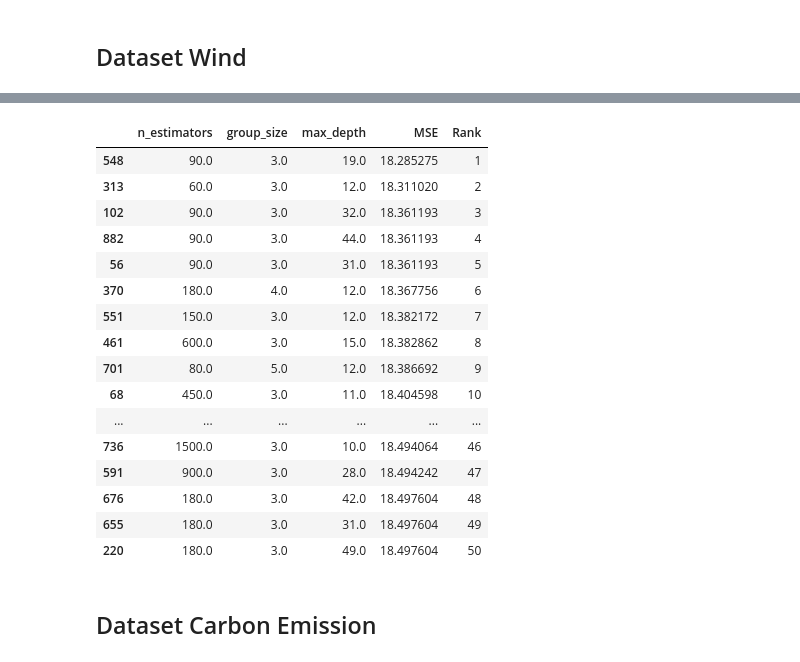
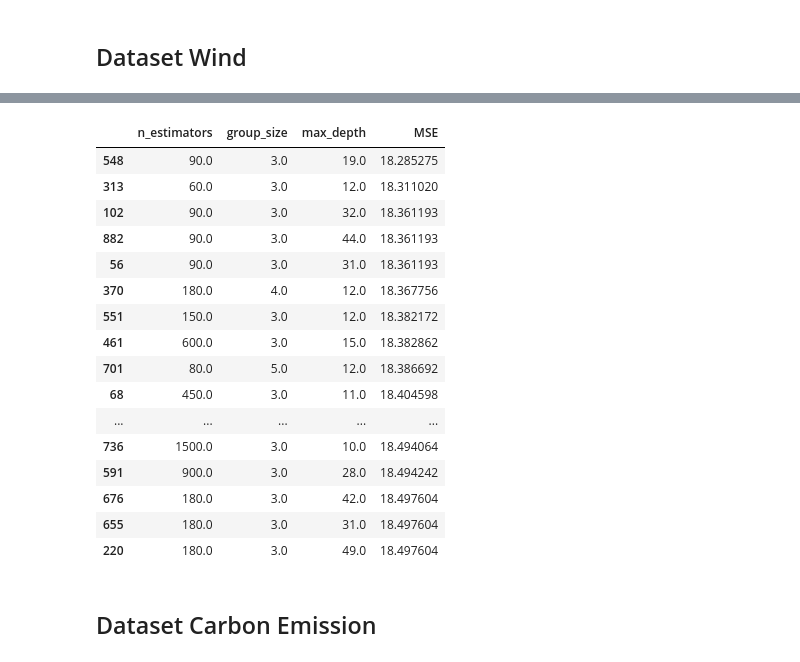
Before and after one commit to fedeegiorgi/proyecto-final, a Jupyter notebook: src/results_analysis/OOB_plus_IQR.ipynb, the cells around one changed output, grey strips where cells are left out. Drawn from its saved outputs; the diff is of its cells as text; code cells hidden in the pictures.

```diff
--- a/src/results_analysis/OOB_plus_IQR.ipynb
+++ b/src/results_analysis/OOB_plus_IQR.ipynb
@@ -35,27 +18,26 @@ df_wind
 # %%
 sorted_df_wind = df_wind.sort_values(by='MSE', ascending=True)
-sorted_df_wind['Rank'] = range(1, len(sorted_df_wind) + 1)
 
 top_50_wind = sorted_df_wind[:50]
 top_50_wind
 # %% [output]
-|  | n_estimators | group_size | max_depth | MSE | Rank |
-| 548 | 90.0 | 3.0 | 19.0 | 18.285275 | 1 |
-| 313 | 60.0 | 3.0 | 12.0 | 18.311020 | 2 |
-| 102 | 90.0 | 3.0 | 32.0 | 18.361193 | 3 |
-| 882 | 90.0 | 3.0 | 44.0 | 18.361193 | 4 |
-| 56 | 90.0 | 3.0 | 31.0 | 18.361193 | 5 |
-| 370 | 180.0 | 4.0 | 12.0 | 18.367756 | 6 |
-| 551 | 150.0 | 3.0 | 12.0 | 18.382172 | 7 |
-| 461 | 600.0 | 3.0 | 15.0 | 18.382862 | 8 |
-| 701 | 80.0 | 5.0 | 12.0 | 18.386692 | 9 |
-| 68 | 450.0 | 3.0 | 11.0 | 18.404598 | 10 |
-| ... | ... | ... | ... | ... | ... |
-| 736 | 1500.0 | 3.0 | 10.0 | 18.494064 | 46 |
-| 591 | 900.0 | 3.0 | 28.0 | 18.494242 | 47 |
-| 676 | 180.0 | 3.0 | 42.0 | 18.497604 | 48 |
-| 655 | 180.0 | 3.0 | 31.0 | 18.497604 | 49 |
-| 220 | 180.0 | 3.0 | 49.0 | 18.497604 | 50 |
+|  | n_estimators | group_size | max_depth | MSE |
+| 548 | 90.0 | 3.0 | 19.0 | 18.285275 |
+| 313 | 60.0 | 3.0 | 12.0 | 18.311020 |
+| 102 | 90.0 | 3.0 | 32.0 | 18.361193 |
+| 882 | 90.0 | 3.0 | 44.0 | 18.361193 |
+| 56 | 90.0 | 3.0 | 31.0 | 18.361193 |
+| 370 | 180.0 | 4.0 | 12.0 | 18.367756 |
+| 551 | 150.0 | 3.0 | 12.0 | 18.382172 |
+| 461 | 600.0 | 3.0 | 15.0 | 18.382862 |
+| 701 | 80.0 | 5.0 | 12.0 | 18.386692 |
+| 68 | 450.0 | 3.0 | 11.0 | 18.404598 |
+| ... | ... | ... | ... | ... |
+| 736 | 1500.0 | 3.0 | 10.0 | 18.494064 |
+| 591 | 900.0 | 3.0 | 28.0 | 18.494242 |
+| 676 | 180.0 | 3.0 | 42.0 | 18.497604 |
+| 655 | 180.0 | 3.0 | 31.0 | 18.497604 |
+| 220 | 180.0 | 3.0 | 49.0 | 18.497604 |
 # %% [markdown]
 ## Dataset Carbon Emission
 # %%
```
Also changed, not shown: parts of 5 cells of this notebook, 1 other file.
